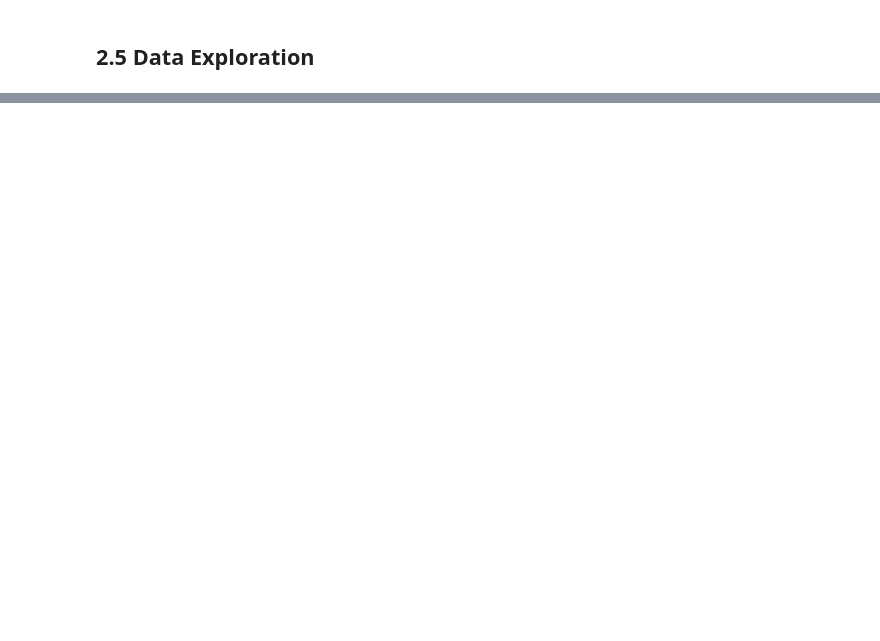
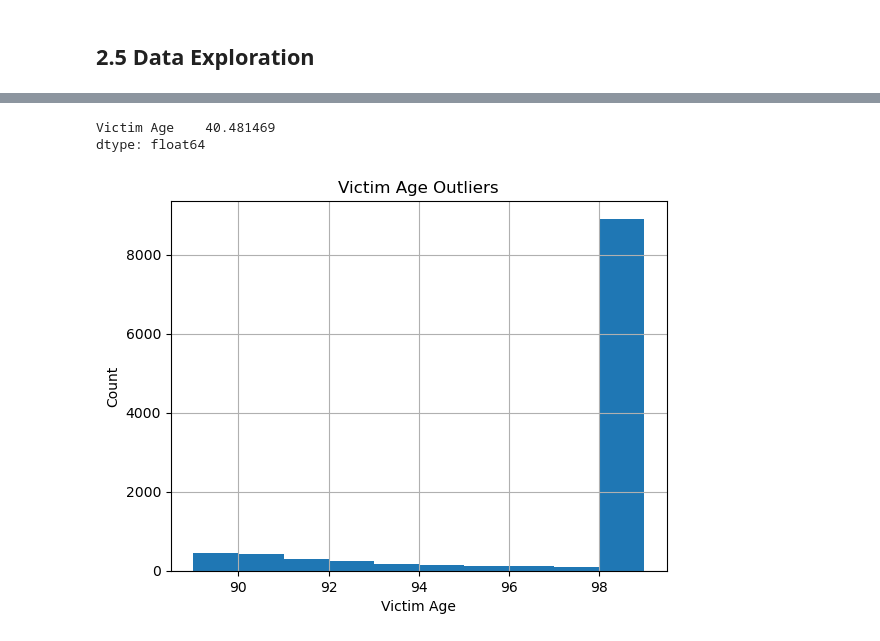
Before and after one commit to OCD0505/Springboard-Capstone-Project-Two, a Jupyter notebook: notebooks/2.0-faa-exploratory-data-analysis.ipynb, the cells around one changed output, grey strips where cells are left out. Saved outputs shown, nothing was run; the diff lists cells and outputs as text; code cells hidden in the pictures; blank space fills up the shorter version.

```diff
--- a/notebooks/2.0-faa-exploratory-data-analysis.ipynb
+++ b/notebooks/2.0-faa-exploratory-data-analysis.ipynb
@@ -58,0 +238,4 @@ crimeDataAdj.select_dtypes(exclude='object').info()
+# %%
+# Update dataset's date columns as was done in 2.4.2.a
+crimeDataAdj['Date Reported'] = crimeDataAdj['Date Reported'].apply(lambda x: datetime.strptime(x, '%Y-%m-%d'))
+crimeDataAdj['Date Occurred'] = crimeDataAdj['Date Occurred'].apply(lambda x: datetime.strptime(x, '%Y-%m-%d'))
@@ -58,0 +338,17 @@ crimeDataAdj.select_dtypes(exclude='object').info()
+# %%
+crime_data_victim_age_mean_per_area.mean()
+# %% [output]
+Victim Age    40.481469
+dtype: float64
+# %%
+# See if outliers are affecting the mean
+# find outliers above 3 standard deviations
+zscores_victim_age = np.abs(stats.zscore(crimeDataAdj["Victim Age"].dropna()))
+
+outliers = np.where(zscores_victim_age > 3)
+_=crimeDataAdj["Victim Age"].dropna().iloc[outliers[0]].hist()
+_=plt.xlabel("Victim Age")
+_=plt.ylabel("Count")
+_=plt.title("Victim Age Outliers")
+# %% [output]
+[figure, added]
```
Also changed, not shown: parts of 62 cells of this notebook.
